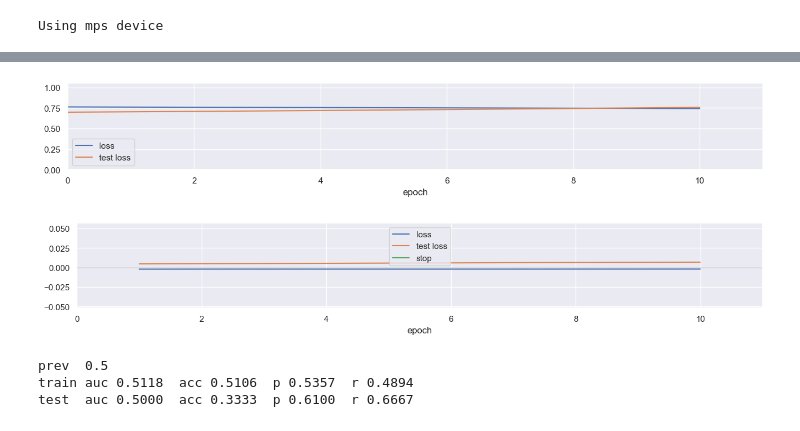
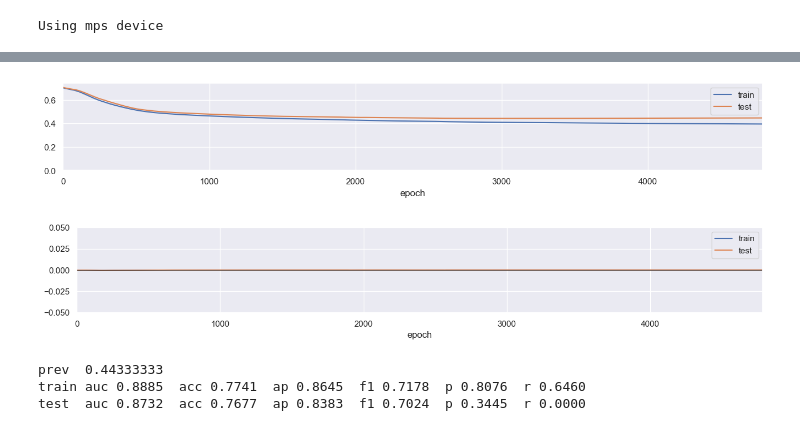
Before and after one commit to rubennaeff/data-science, a Jupyter notebook: exploration/ttsn.ipynb, the cells around one changed output, grey strips where cells are left out. Cells and saved outputs as stored; diff of their text form; code cells hidden in the pictures.

```diff
--- a/exploration/ttsn.ipynb
+++ b/exploration/ttsn.ipynb
@@ -82,6 +84,6 @@ class TwoTowerModel(nn.Module):
             vectors.append(self.towers[i](input))
 
         # Cosine similarities
-        vectors = [torch.nn.functional.normalize(v) for v in vectors]  # L2 norm for cosine similarities
+        # vectors = [torch.nn.functional.normalize(v) for v in vectors]  # L2 norm for cosine similarities
         logits = (vectors[0] * vectors[1]).sum(dim=1)
         return logits
@@ -159,5 +161,4 @@ See 100.0% of all possible interactions.
 # %%
 # torch hyperparameters
 lr = 0.01
-n_epochs = 100
-n_print = 10
+max_test_loss_increases = 50  # number of epochs
@@ -170,20 +165,22 @@ print(true_emb_dim)
 # %%
 torch.manual_seed(134)
-model = TwoTowerModel(users, items, embedding_dim=2, hidden_dims=[], device=device)
+model = TwoTowerModel(users, items, embedding_dim=2, hidden_dims=[3], device=device)
 
 # Training
 criterion = nn.BCEWithLogitsLoss()
 optimizer = optim.Adam(model.parameters(), lr=lr)
 
 # Train / test split
-frac_test = .1
+frac_test = .15
 test_idx = torch.rand(n_imp).to(device) < frac_test
 train_idx = ~test_idx
 
 # Training loop
 stats = []
-stop_epoch_delay = 1 * n_epochs // n_print
-for epoch in range(n_epochs):
+epoch = 0
+test_loss_increases = 0
+stop = False
+while not stop:
     model.train()
     optimizer.zero_grad()
 
@@ -197,13 +194,19 @@ for epoch in range(n_epochs):
     loss.backward()
     optimizer.step()
 
-    stats.append({'epoch': epoch, 'loss': loss.item(), 'test loss': test_loss.item()})
-    if epoch % (n_epochs // n_print) == 0:
-        print(f"Epoch {epoch+1:4}, Loss: {loss.item():.4f}, Test loss: {test_loss.item():.4f}")
+    stats.append({'epoch': epoch, 'train': loss.item(), 'test': test_loss.item()})
+    delta = stats[-1]['test'] - stats[-2]['test'] if len(stats) > 1 else 0
 
-    if len(stats) > stop_epoch_delay and stats[-stop_epoch_delay]['test loss'] > stats[-stop_epoch_delay - 1]['test loss']:
-        stats[-stop_epoch_delay - 1]['stop'] = True
-        break
-stats[-1]['stop'] = True
+    if epoch % n_epoch_print == 0:  # (n_epochs // n_print) == 0:
+        print(f"Epoch {epoch:4}, train loss: {loss.item():.4f}, test loss: {test_loss.item():.4f} ({delta:5.4f})")
+    epoch += 1
+
+    if delta > 0:  # test loss gets bigger..
+        test_loss_increases += 1
+        if test_loss_increases > max_test_loss_increases:
+            stop = True
+    else:
+        test_loss_increases = 0  # reset again
+
 stats = pd.DataFrame(stats).set_index('epoch')
 # %% [output]
@@ -212,15 +231,14 @@ Epoch   11, Loss: 0.7424, Test loss: 0.7567
+# %%
+stats = pd.DataFrame(stats).set_index('epoch')
 # %%
 ax = stats.plot(figsize=(16, 2))
-x = stats['stop'].dropna().index[0]
-ax.vlines(x, stats['loss'][x] - .1, stats['test loss'][x] + .1, lw=.5, color='k')
 _ = ax.set_xlim(0, len(stats)), ax.set_ylim(0, 1.05 * stats.max().max())
 # %% [output]
-[figure, old version]
+[figure, new version]
 # %%
 df = stats.diff()
 ax = df.plot(figsize=(16, 2))
 ax.axhline(0, lw=.5, color='k')
-ax.vlines(x, df['loss'][x] - .01, df['test loss'][x] + .01, lw=.5, color='k')
 _ = ax.set_xlim(0, len(stats)), ax.set_ylim(df.min().min() - .05, df.max().max() + .05)
 # %% [output]
-[figure, old version]
+[figure, new version]
@@ -229,16 +245,20 @@ _ = ax.set_xlim(0, len(stats)), ax.set_ylim(df.min().min() - .05, df.max().max()
 # %%
 y_pred = sigmoid(logits.cpu().detach().numpy()).round(2)
-y = labels[train_idx].cpu().detach().numpy()
+y_pred_bool = y_pred.round().astype(bool)
+y = labels[train_idx].cpu().detach().numpy().astype(bool)
 
 print('prev ', labels.cpu().detach().numpy().mean())
-print('train auc %.4f  acc %.4f  p %.4f  r %.4f' %
-      (roc_auc_score(y, y_pred), (y_pred.astype(int) == y).mean(), y_pred[y.astype(bool)].mean(), y[y_pred.astype(bool)].mean()))
+print('train auc %.4f  acc %.4f  ap %.4f  f1 %.4f  p %.4f  r %.4f' %
+      (roc_auc_score(y, y_pred), (y_pred_bool == y).mean(), average_precision_score(y, y_pred),
+       f1_score(y, y_pred_bool), y[y_pred_bool].mean(), y_pred_bool[y].mean()))
 
 y_pred = sigmoid(test_logits.cpu().detach().numpy()).round(2)
-y = labels[test_idx].cpu().detach().numpy()
-print('test  auc %.4f  acc %.4f  p %.4f  r %.4f' %
-      (roc_auc_score(y, y_pred), (y_pred.astype(int) == y).mean(), y_pred[y.astype(bool)].mean(), y[y_pred.astype(bool)].mean()))
+y_pred_bool = y_pred.round().astype(int)
+y = labels[test_idx].cpu().detach().numpy().astype(int)
+print('test  auc %.4f  acc %.4f  ap %.4f  f1 %.4f  p %.4f  r %.4f' %
+      (roc_auc_score(y, y_pred), (y_pred_bool == y).mean(), average_precision_score(y, y_pred),
+       f1_score(y, y_pred_bool), y[y_pred_bool].mean(), y_pred_bool[y].mean()))
 # %% [output]
-prev  0.5
-train auc 0.5118  acc 0.5106  p 0.5357  r 0.4894
-test  auc 0.5000  acc 0.3333  p 0.6100  r 0.6667
+prev  0.44333333
+train auc 0.8885  acc 0.7741  ap 0.8645  f1 0.7178  p 0.8076  r 0.6460
+test  auc 0.8732  acc 0.7677  ap 0.8383  f1 0.7024  p 0.3445  r 0.0000
```
Also changed, not shown: parts of 10 cells of this notebook.
